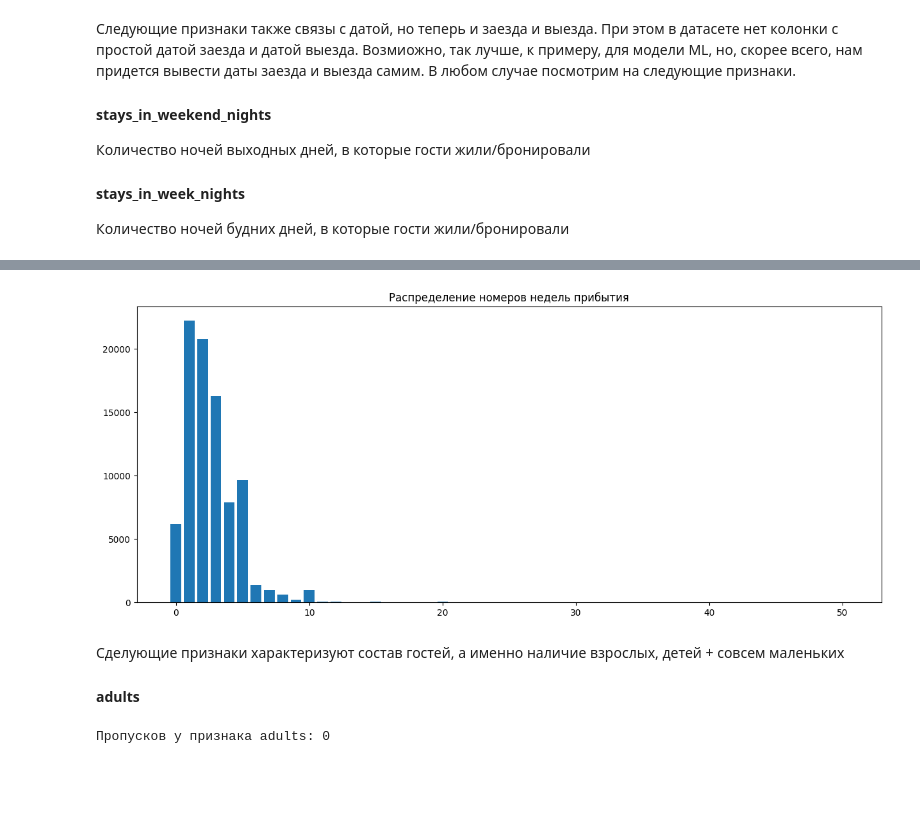
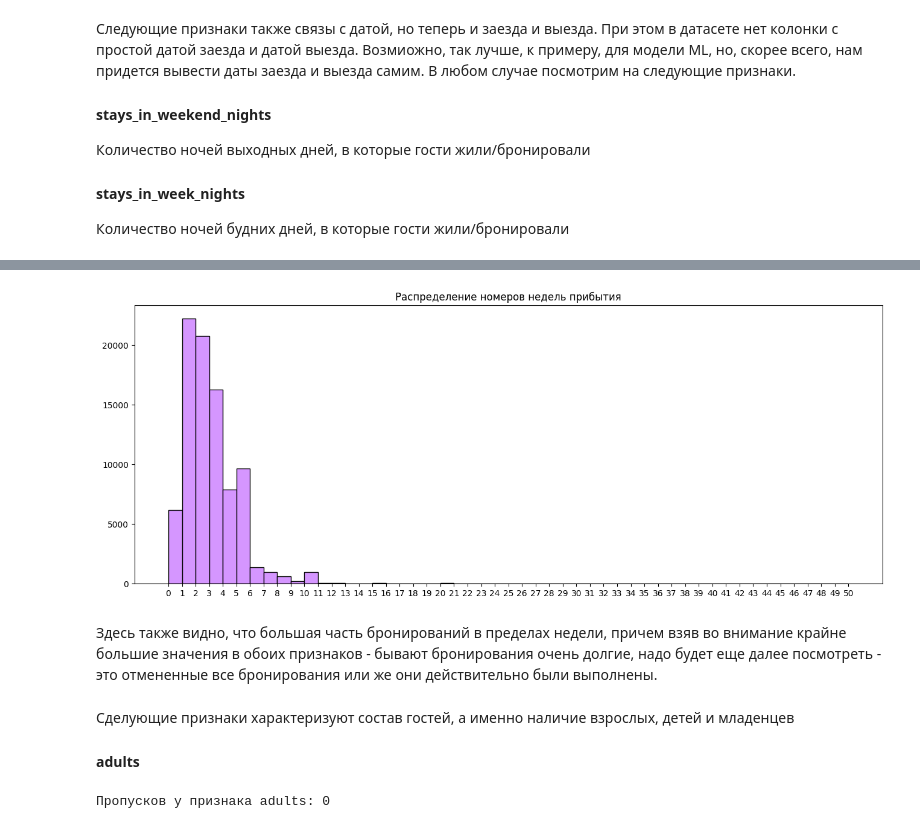
Before and after one commit to burtsev-sa/gp_4, a Jupyter notebook: start.ipynb, the cells around one changed output, grey strips where cells are left out. Cells and saved outputs as stored; diff of their text form; code cells hidden in the pictures; blank space fills up the shorter version.

```diff
--- a/start.ipynb
+++ b/start.ipynb
@@ -217,12 +312,15 @@ plt.show()
 # %%
-plt.figure(figsize=(15,6))
-plt.title('Распределение ')
-plt.bar(df['stays_in_week_nights'].value_counts().index, df['stays_in_week_nights'].value_counts().values)
+plt.figure(figsize=(16,6))
+plt.title('Распределение номеров недель прибытия')
+plt.hist(df['stays_in_week_nights'], bins=50, edgecolor='black', color='#d596ff')
+plt.xticks(range(0, 51))
 plt.show()
 # %% [output]
-[figure, old version]
+[figure, new version]
+# %% [markdown]
+Здесь также видно, что большая часть бронирований в пределах недели, причем взяв во внимание крайне большие значения в обоих признаков - бывают бронирования очень долгие, надо будет еще далее посмотреть - это отмененные все бронирования или же они действительно были выполнены.
 # %% [markdown]
-Сделующие признаки характеризуют состав гостей, а именно наличие взрослых, детей + совсем маленьких
+Сделующие признаки характеризуют состав гостей, а именно наличие взрослых, детей и младенцев
 #### adults
 # %%
 print(f'Пропусков у признака adults: {df['adults'].isnull().sum()}')
```
Also changed, not shown: parts of 48 cells of this notebook.
